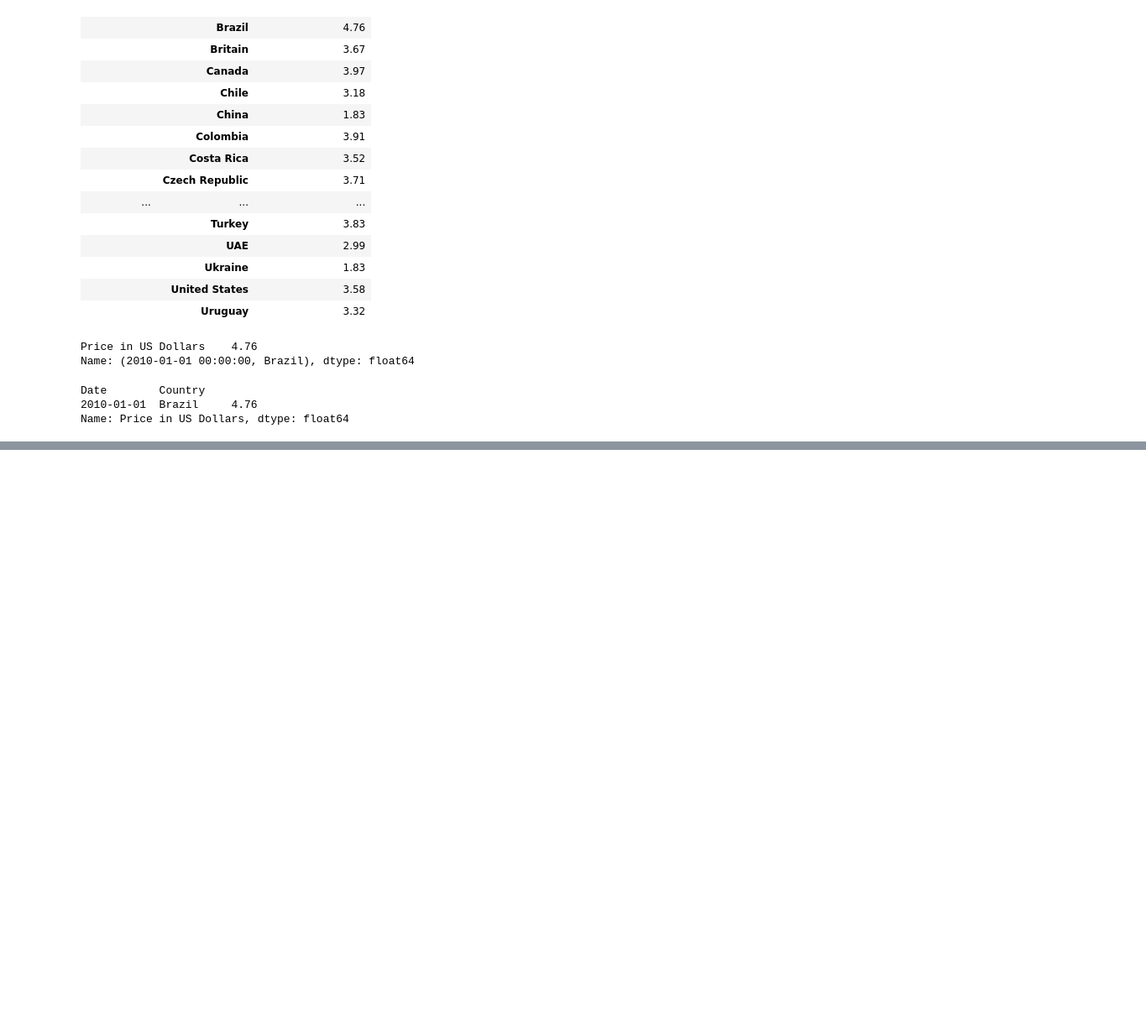
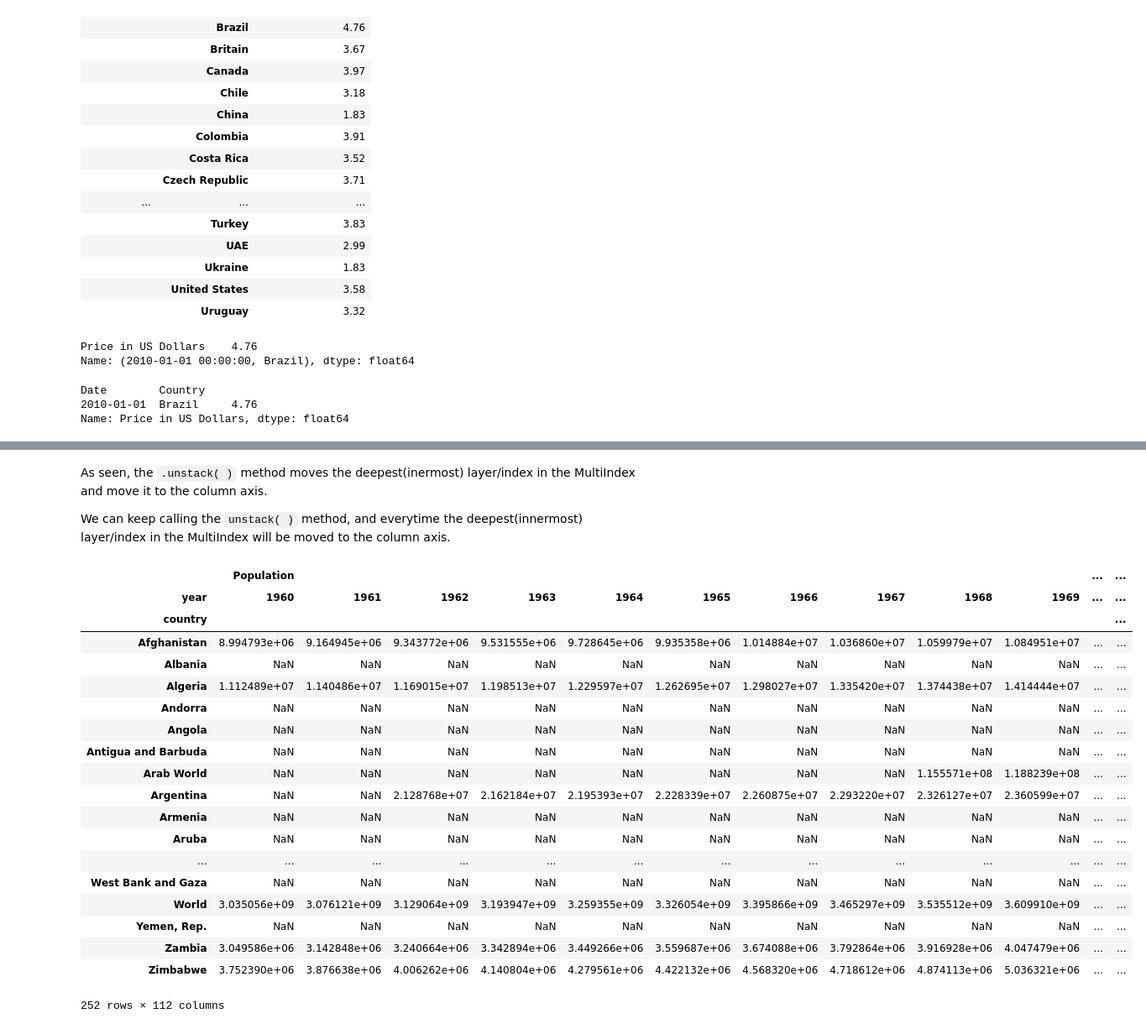
Before and after one commit to pratikgujral/learn-data-analysis, a Jupyter notebook: MultiIndex.ipynb, the cells around one changed output, grey strips where cells are left out. Shown at 84% size. Saved outputs shown, nothing was run; the diff lists cells and outputs as text; code cells hidden in the pictures; blank space fills up the shorter version.

Commit message:
Addedocntent to "MultiIndex.ipynb"

```diff
--- a/MultiIndex.ipynb
+++ b/MultiIndex.ipynb
@@ -322,0 +445,3 @@ Name: Price in US Dollars, dtype: float64
+# %%
+world = pd.read_csv('pandas/worldstats.csv',index_col=['country','year'])
+world.head(3)
@@ -322,0 +456,3 @@ Name: Price in US Dollars, dtype: float64
+# %%
+s = world.stack()
+s.head()
@@ -322,0 +478,27 @@ Name: Price in US Dollars, dtype: float64
+# %% [markdown]
+As seen, the `.unstack( )` method moves the deepest(inermost) layer/index in the MultiIndex and move it to the column axis.
+
+We can keep calling the `unstack( )` method, and everytime the deepest(innermost) layer/index in the MultiIndex will be moved to the column axis.
+# %%
+s.unstack().unstack()
+# %% [output]
+|  | Population |  |  |  |  |  |  |  |  |  | ... | ... |
+| year | 1960 | 1961 | 1962 | 1963 | 1964 | 1965 | 1966 | 1967 | 1968 | 1969 | ... | ... |
+| country |  |  |  |  |  |  |  |  |  |  |  | ... |
+| Afghanistan | 8.994793e+06 | 9.164945e+06 | 9.343772e+06 | 9.531555e+06 | 9.728645e+06 | 9.935358e+06 | 1.014884e+07 | 1.036860e+07 | 1.059979e+07 | 1.084951e+07 | ... | ... |
+| Albania | NaN | NaN | NaN | NaN | NaN | NaN | NaN | NaN | NaN | NaN | ... | ... |
+| Algeria | 1.112489e+07 | 1.140486e+07 | 1.169015e+07 | 1.198513e+07 | 1.229597e+07 | 1.262695e+07 | 1.298027e+07 | 1.335420e+07 | 1.374438e+07 | 1.414444e+07 | ... | ... |
+| Andorra | NaN | NaN | NaN | NaN | NaN | NaN | NaN | NaN | NaN | NaN | ... | ... |
+| Angola | NaN | NaN | NaN | NaN | NaN | NaN | NaN | NaN | NaN | NaN | ... | ... |
+| Antigua and Barbuda | NaN | NaN | NaN | NaN | NaN | NaN | NaN | NaN | NaN | NaN | ... | ... |
+| Arab World | NaN | NaN | NaN | NaN | NaN | NaN | NaN | NaN | 1.155571e+08 | 1.188239e+08 | ... | ... |
+| Argentina | NaN | NaN | 2.128768e+07 | 2.162184e+07 | 2.195393e+07 | 2.228339e+07 | 2.260875e+07 | 2.293220e+07 | 2.326127e+07 | 2.360599e+07 | ... | ... |
+| Armenia | NaN | NaN | NaN | NaN | NaN | NaN | NaN | NaN | NaN | NaN | ... | ... |
+| Aruba | NaN | NaN | NaN | NaN | NaN | NaN | NaN | NaN | NaN | NaN | ... | ... |
+| ... | ... | ... | ... | ... | ... | ... | ... | ... | ... | ... | ... | ... |
+| West Bank and Gaza | NaN | NaN | NaN | NaN | NaN | NaN | NaN | NaN | NaN | NaN | ... | ... |
+| World | 3.035056e+09 | 3.076121e+09 | 3.129064e+09 | 3.193947e+09 | 3.259355e+09 | 3.326054e+09 | 3.395866e+09 | 3.465297e+09 | 3.535512e+09 | 3.609910e+09 | ... | ... |
+| Yemen, Rep. | NaN | NaN | NaN | NaN | NaN | NaN | NaN | NaN | NaN | NaN | ... | ... |
+| Zambia | 3.049586e+06 | 3.142848e+06 | 3.240664e+06 | 3.342894e+06 | 3.449266e+06 | 3.559687e+06 | 3.674088e+06 | 3.792864e+06 | 3.916928e+06 | 4.047479e+06 | ... | ... |
+| Zimbabwe | 3.752390e+06 | 3.876638e+06 | 4.006262e+06 | 4.140804e+06 | 4.279561e+06 | 4.422132e+06 | 4.568320e+06 | 4.718612e+06 | 4.874113e+06 | 5.036321e+06 | ... | ... |
+252 rows × 112 columns
```
Also changed, not shown: parts of 28 cells of this notebook.
